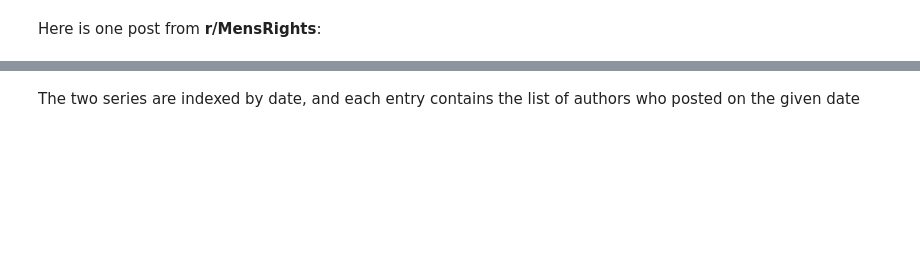
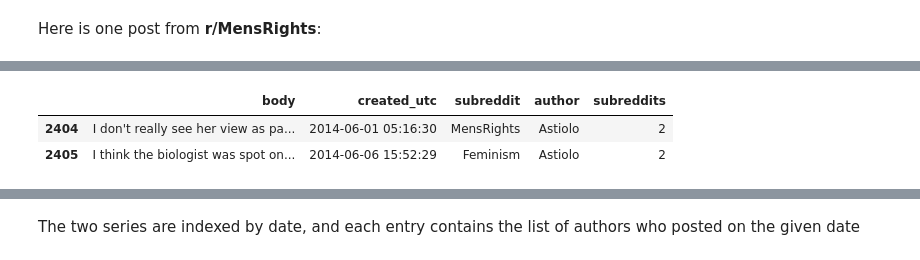
Before and after one commit to chao-ji/reddit, a Jupyter notebook: Part 1 Temporal Analysis - Cross-posting Activity .ipynb, the cells around one changed output, grey strips where cells are left out. Saved outputs shown, nothing was run; the diff lists cells and outputs as text; code cells hidden in the pictures; blank space fills up the shorter version.

```diff
--- a/Part 1 Temporal Analysis - Cross-posting Activity .ipynb
+++ b/Part 1 Temporal Analysis - Cross-posting Activity .ipynb
@@ -148,0 +167,7 @@ may2012[may2012["author"] == "2wsy"][["author", "body", "subreddit", "created_ut
+# %%
+# crossposter `Astiolo`'s post
+june2014[june2014["author"] == "Astiolo"]
+# %% [output]
+|  | body | created_utc | subreddit | author | subreddits |
+| 2404 | I don't really see her view as pa... | 2014-06-01 05:16:30 | MensRights | Astiolo | 2 |
+| 2405 | I think the biologist was spot on... | 2014-06-06 15:52:29 | Feminism | Astiolo | 2 |
```
Also changed, not shown: parts of 33 cells of this notebook.
